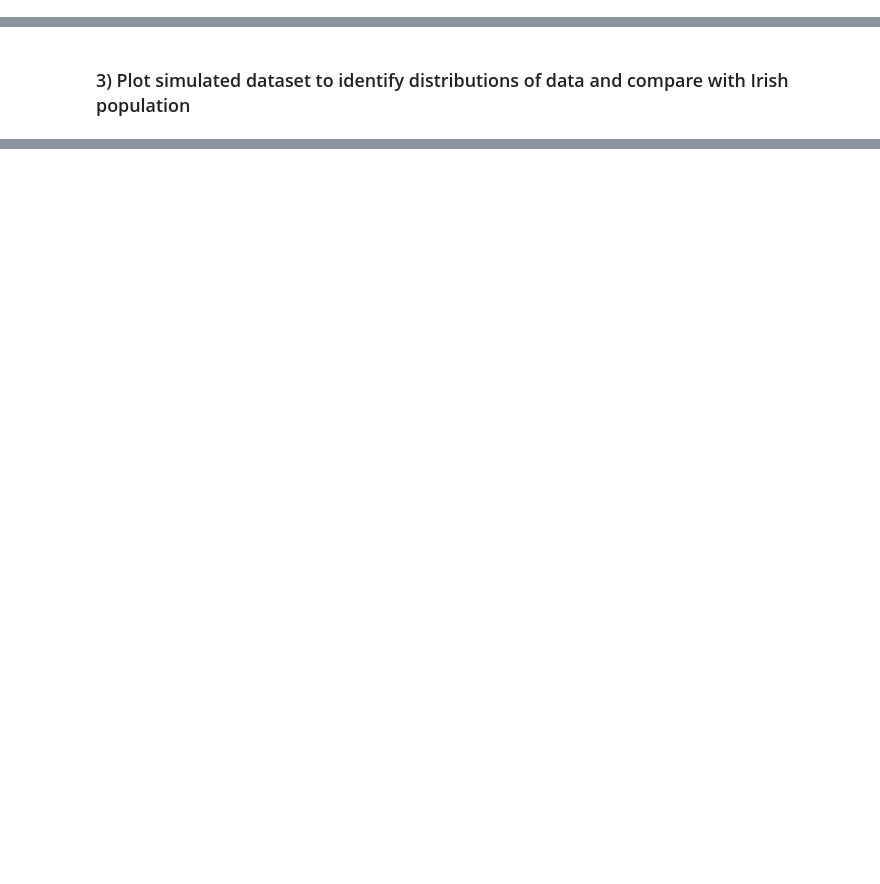
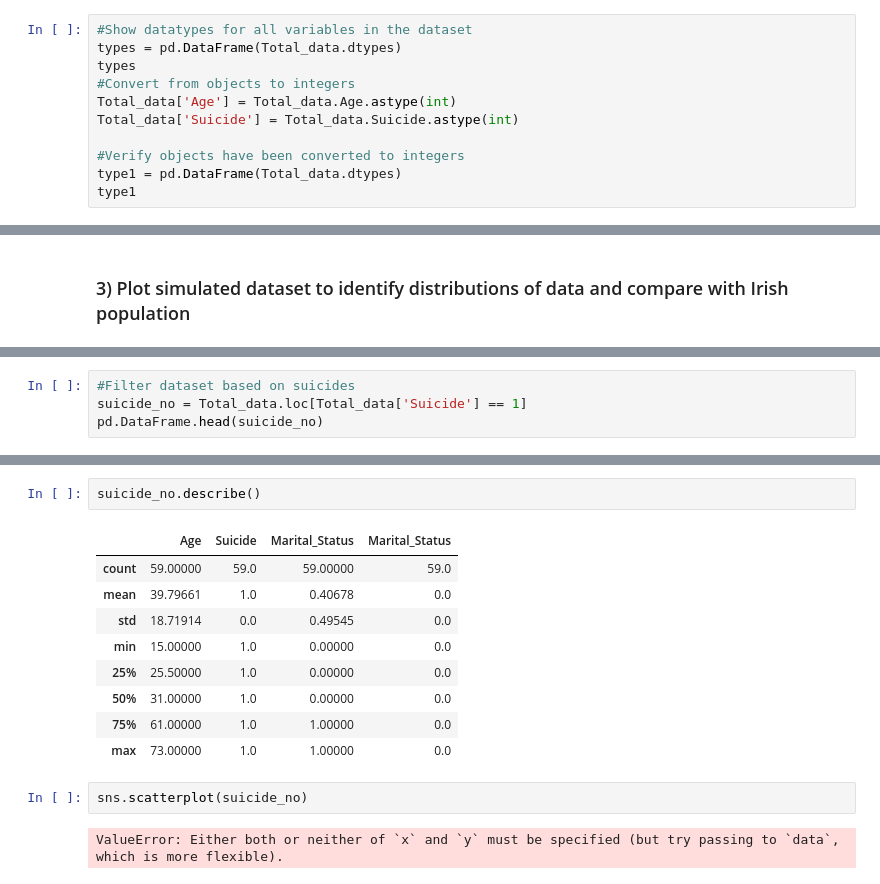
Before and after one commit to roisinanglim/suicide_rates, a Jupyter notebook: suicide _rates_data_simulation.ipynb, the cells around one changed output, grey strips where cells are left out. Saved outputs shown, nothing was run; the diff lists cells and outputs as text; blank space fills up the shorter version.

```diff
--- a/suicide _rates_data_simulation.ipynb
+++ b/suicide _rates_data_simulation.ipynb
@@ -449,0 +551,11 @@ print(verify_seed)
+# %%
+#Show datatypes for all variables in the dataset
+types = pd.DataFrame(Total_data.dtypes)
+types
+#Convert from objects to integers
+Total_data['Age'] = Total_data.Age.astype(int)
+Total_data['Suicide'] = Total_data.Suicide.astype(int)
+
+#Verify objects have been converted to integers
+type1 = pd.DataFrame(Total_data.dtypes)
+type1
@@ -485,0 +612,4 @@ sns.distplot(Total_data.Age)
+# %%
+#Filter dataset based on suicides
+suicide_no = Total_data.loc[Total_data['Suicide'] == 1]
+pd.DataFrame.head(suicide_no)
@@ -486,3 +623,19 @@ sns.distplot(Total_data.Age)
+# %%
+suicide_no.describe()
+# %% [output]
+|  | Age | Suicide | Marital_Status | Marital_Status |
+| count | 59.00000 | 59.0 | 59.00000 | 59.0 |
+| mean | 39.79661 | 1.0 | 0.40678 | 0.0 |
+| std | 18.71914 | 0.0 | 0.49545 | 0.0 |
+| min | 15.00000 | 1.0 | 0.00000 | 0.0 |
+| 25% | 25.50000 | 1.0 | 0.00000 | 0.0 |
+| 50% | 31.00000 | 1.0 | 0.00000 | 0.0 |
+| 75% | 61.00000 | 1.0 | 1.00000 | 0.0 |
+| max | 73.00000 | 1.0 | 1.00000 | 0.0 |
+# %%
+sns.scatterplot(suicide_no)
+# %% [output]
+ValueError: Either both or neither of `x` and `y` must be specified (but try passing to `data`, which is more flexible).
 # %% [markdown]
 ### References
 -----------------------------------------------------------------------------------------------------------------------
```
Also changed, not shown: parts of 20 cells of this notebook.
